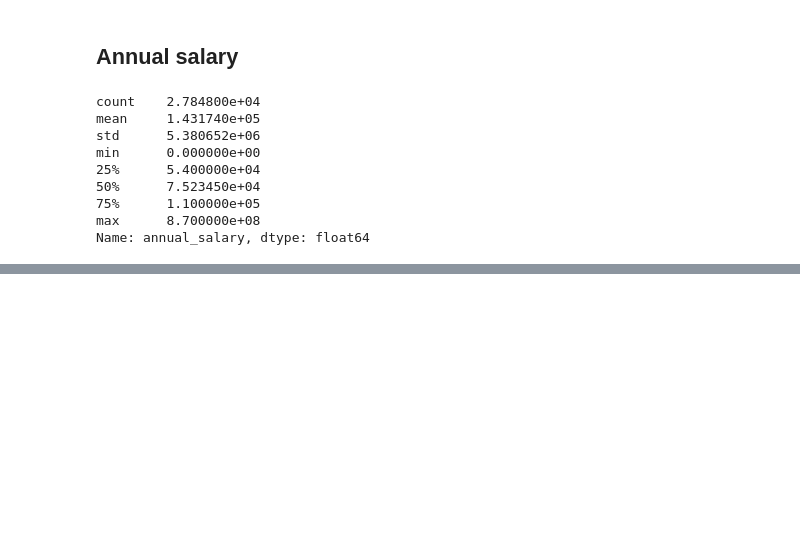
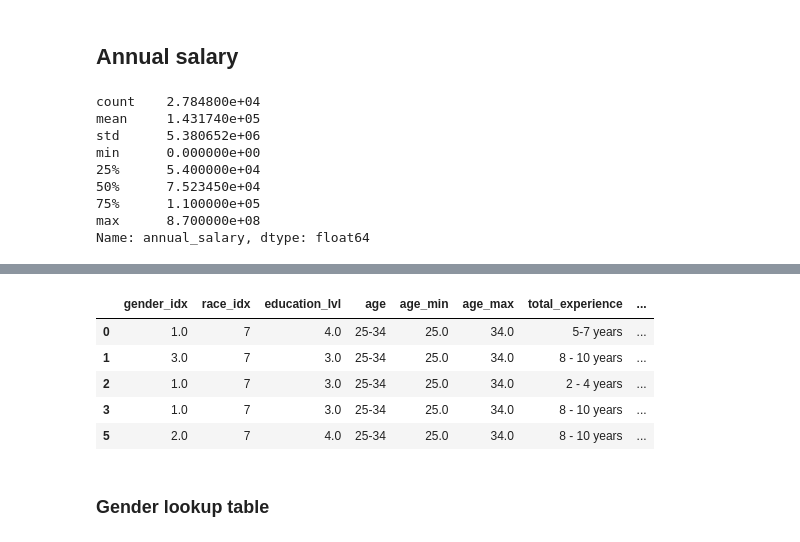
Before and after one commit to OlaPietka/Data-Cleaning-project, a Jupyter notebook: data_preparation.ipynb, the cells around one changed output, grey strips where cells are left out. Cells and saved outputs as stored; diff of their text form; code cells hidden in the pictures; blank space fills up the shorter version.

```diff
--- a/data_preparation.ipynb
+++ b/data_preparation.ipynb
@@ -1063,0 +1104,17 @@ data['index'] = data.index
+# %%
+person_table = data[['gender_idx', 'race_idx', 'education_lvl', 'age', 'age_min', 'age_max', 'total_experience', 'total_experience_min', 'total_experience_max', 'current_experience', 'current_experience_min', 'current_experience_max']].copy()
+# %%
+person_table = person_table.drop_duplicates()
+# %%
+person_table['person_ID'] = range(1, len(person_table) + 1)
+# %%
+person_table.head()
+# %% [output]
+|  | gender_idx | race_idx | education_lvl | age | age_min | age_max | total_experience | ... |
+| 0 | 1.0 | 7 | 4.0 | 25-34 | 25.0 | 34.0 | 5-7 years | ... |
+| 1 | 3.0 | 7 | 3.0 | 25-34 | 25.0 | 34.0 | 8 - 10 years | ... |
+| 2 | 1.0 | 7 | 3.0 | 25-34 | 25.0 | 34.0 | 2 - 4 years | ... |
+| 3 | 1.0 | 7 | 3.0 | 25-34 | 25.0 | 34.0 | 8 - 10 years | ... |
+| 5 | 2.0 | 7 | 4.0 | 25-34 | 25.0 | 34.0 | 8 - 10 years | ... |
+# %% [markdown]
+### Gender lookup table
```
Also changed, not shown: parts of 122 cells of this notebook, 2 other files.
